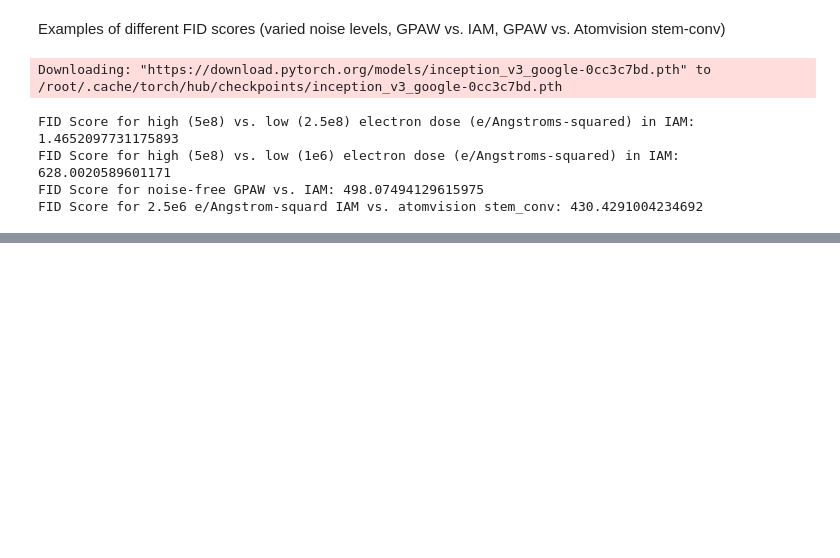
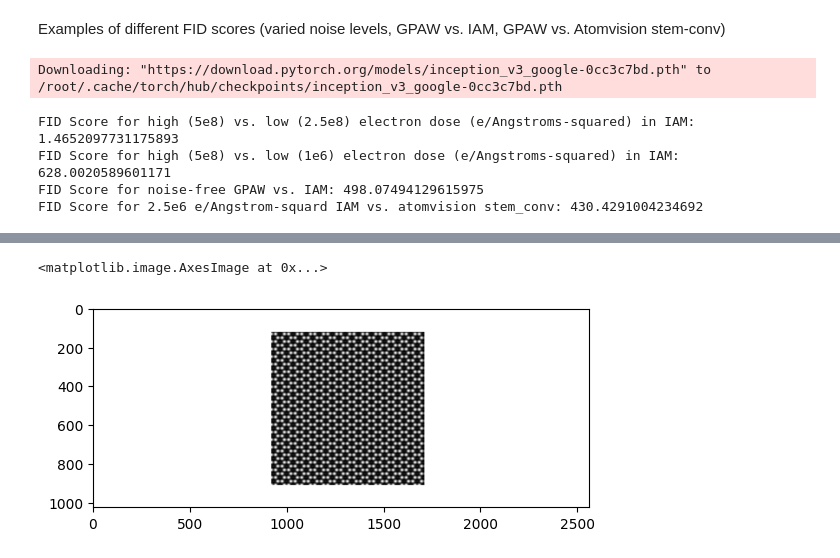
Before and after one commit to JARVIS-Materials-Design/jarvis-tools-notebooks, a Jupyter notebook: jarvis-tools-notebooks/Comparing_AtomVisionSTEM_to_MultisliceSTEM.ipynb, the cells around one changed output, grey strips where cells are left out. Drawn from its saved outputs; the diff is of its cells as text; code cells hidden in the pictures; blank space fills up the shorter version.

```diff
--- a/jarvis-tools-notebooks/Comparing_AtomVisionSTEM_to_MultisliceSTEM.ipynb
+++ b/jarvis-tools-notebooks/Comparing_AtomVisionSTEM_to_MultisliceSTEM.ipynb
@@ -375,0 +392,5 @@ FID Score for 2.5e6 e/Angstrom-squard IAM vs. atomvision stem_conv: 430.42910042
+# %%
+plt.imshow(plt.imread("IAM_graphene.png"))
+# %% [output]
+<matplotlib.image.AxesImage at 0x...>
+[figure, added]
```
Also changed, not shown: parts of 2 cells of this notebook.
